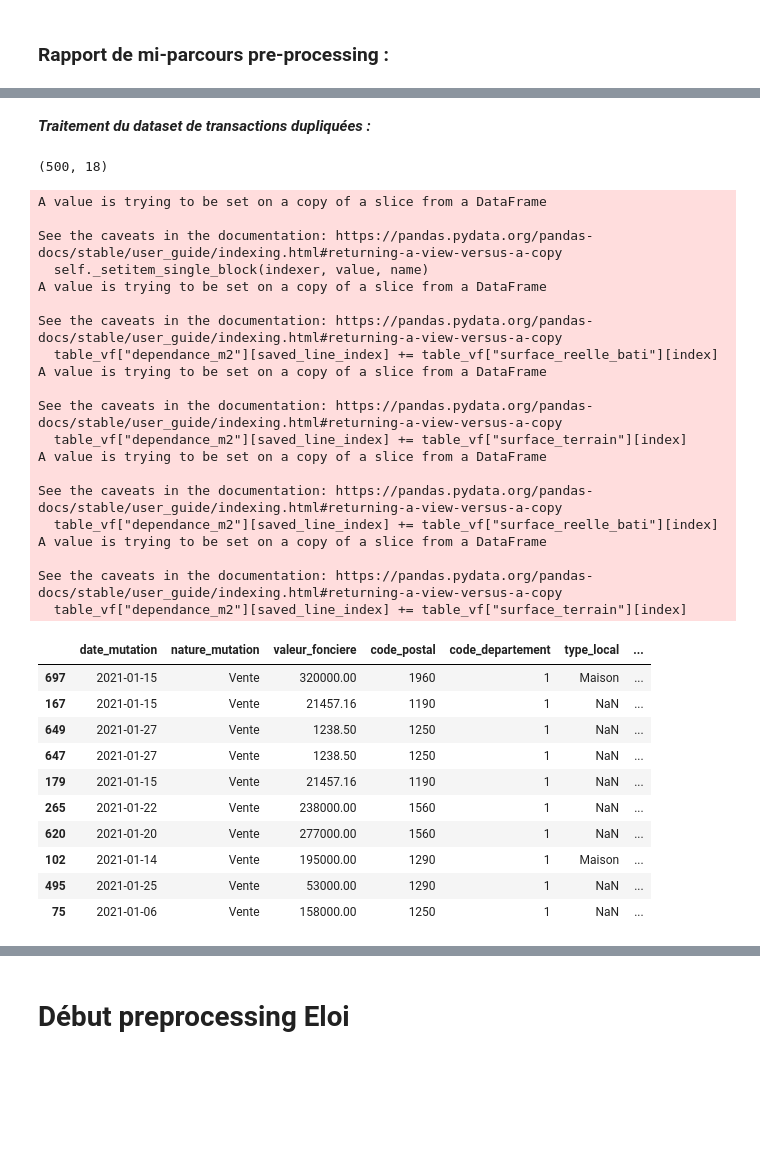
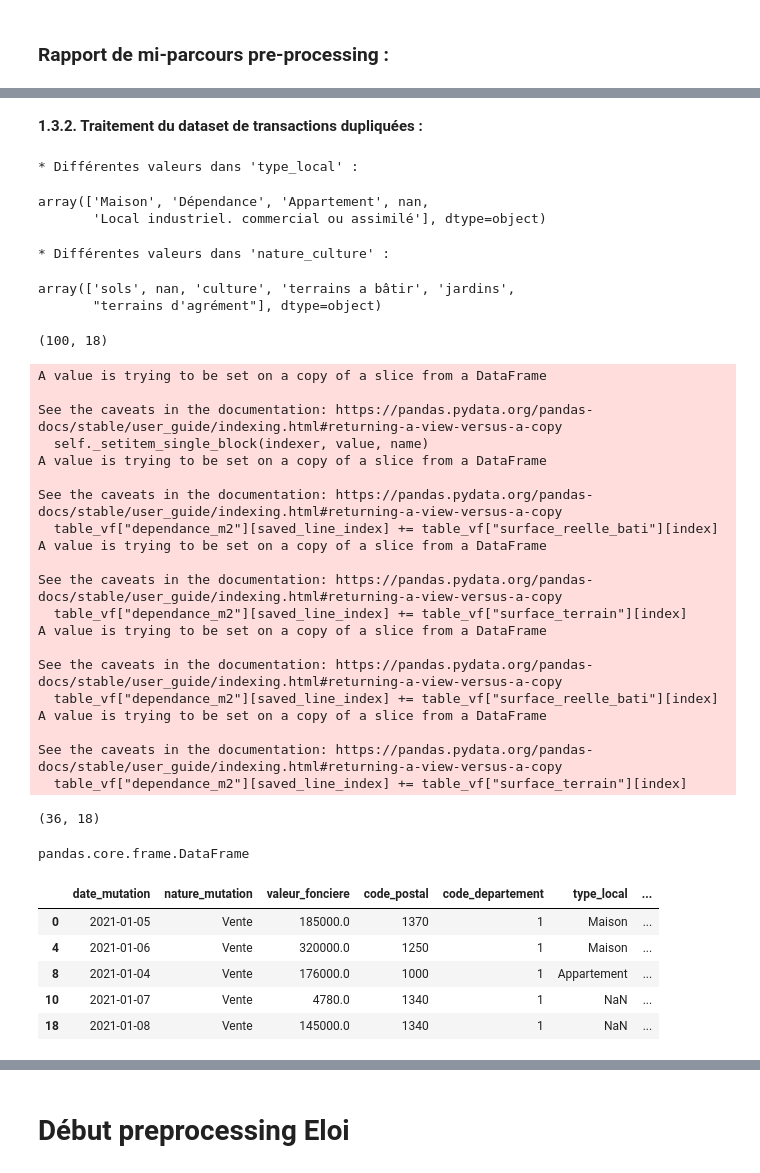
Before and after one commit to victor-kerros/tokenisation-immo, a Jupyter notebook: token-immo.ipynb, the cells around one changed output, grey strips where cells are left out. Cells and saved outputs as stored; diff of their text form; code cells hidden in the pictures; blank space fills up the shorter version.

```diff
--- a/token-immo.ipynb
+++ b/token-immo.ipynb
@@ -229,14 +181,6 @@ colonnes = ["date_mutation", "nature_mutation", "valeur_fonciere", "code_postal"
             'surface_reelle_bati', 'nombre_pieces_principales', 'nature_culture', 'surface_terrain', 'longitude',
             'latitude', 'adresse', 'identifiant_transaction']
 table_vf = table[colonnes].copy()
-
-# Objectif : créer des colonnes pour stocker les valeurs des biens secondaires (jardin, terrain à bâtir, dépendance, etc.)
-# On veut le nombre de m2 de la culture (s'il ne s'agit pas d'un jardin / terrain d'agrément ou d'un terrain à bâtir),
-# On veut aussi le nombre de m2 du local (une dépendance ou un local industriel, par exemple), du terrain à bâtir et du jardin
-table_vf["culture_m2"] = 0
-table_vf["jardin_m2"] = 0
-table_vf["terrains_a_bâtir_m2"] = 0
-table_vf["dependance_m2"] = 0
 
 # On agrège les types de cultures différents de NaN, sols, terrain à bâtir et  : on les renomme "culture"
 culture_type = ['taillis simples', 'eaux', 'landes', 'taillis sous futaie', 'prés', 'terres', 'peupleraies',
@@ -248,8 +192,8 @@ for x in culture_type:
 
 # Visualisation de table_vf
 display(table_vf.shape)
-display("Les dix premières lignes")
-display(table_vf.head(5))
-display("Les dix dernières lignes")
-table_vf.tail(5)
+display("Les quatre premières lignes")
+display(table_vf.head(4))
+display("Les quatre dernières lignes")
+table_vf.tail(4)
 # %% [output]
@@ -358,7 +288,29 @@ Comme le traitement du dataset des transactions dupliquées est compliqué, nous
 * ensuite, nous pourrons **traiter le dataset des transactions dupliquées** et réentraîner notre algorithme avec ces nouvelles données.
 * nous pourrons enfin **comparer les performances des deux modèles**.
 # %% [markdown]
-***Traitement du dataset de transactions dupliquées :***
+**1.3.2. Traitement du dataset de transactions dupliquées :**
+# %%
+# Visualisation des colonnes principales d'intérêt pour le preprocessing :
+
+print("* Différentes valeurs dans 'type_local' :")
+display(table_vf_dup['type_local'].unique())
+print("* Différentes valeurs dans 'nature_culture' :")
+display(table_vf_dup['nature_culture'].unique())
+# %% [output]
+* Différentes valeurs dans 'type_local' :
+array(['Maison', 'Dépendance', 'Appartement', nan,
+       'Local industriel. commercial ou assimilé'], dtype=object)
+* Différentes valeurs dans 'nature_culture' :
+array(['sols', nan, 'culture', 'terrains a bâtir', 'jardins',
+       "terrains d'agrément"], dtype=object)
+# %%
+# Objectif : créer des colonnes pour stocker les valeurs des biens secondaires (jardin, terrain à bâtir, dépendance, etc.)
+# On veut le nombre de m2 de la culture (s'il ne s'agit pas d'un jardin / terrain d'agrément ou d'un terrain à bâtir),
+# On veut aussi le nombre de m2 du local (une dépendance ou un local industriel, par exemple), du terrain à bâtir et du jardin
+table_vf_dup["culture_m2"] = 0
+table_vf_dup["jardin_m2"] = 0
+table_vf_dup["terrains_a_bâtir_m2"] = 0
+table_vf_dup["dependance_m2"] = 0
 # %%
 # Création d'une fonction de stockage des valeurs diffuses :
 
@@ -380,7 +332,7 @@ def stockage_function(table_vf, table, indexes : list, saved_line_index):
                     table_vf["dependance_m2"][saved_line_index] += table_vf["surface_reelle_bati"][index]
                 if table_vf["surface_terrain"][index] != "NaN":
                     table_vf["dependance_m2"][saved_line_index] += table_vf["surface_terrain"][index]
-            elif table.loc[index, "type_local"] == "Local industriel. commercial ou assimilé":
+            elif table_vf_dup.loc[index, "type_local"] == "Local industriel. commercial ou assimilé":
                 if table_vf["surface_reelle_bati"][index] != "NaN":
                     table_vf["dependance_m2"][saved_line_index] += table_vf["surface_reelle_bati"][index]
                 if table_vf["surface_terrain"][index] != "NaN":
@@ -419,7 +371,7 @@ def stockage_function(table_vf, table, indexes : list, saved_line_index):
 # On parcourt tous les identifiants de transactions uniques
 # On a importé tqdm pour visualiser la progression
 
-table_vf_dup = table_vf_dup.copy()[:500]
+table_vf_dup = table_vf_dup.copy()[:100]
 display(table_vf_dup.shape)
 
 for identifiant in tqdm(table_vf_dup["identifiant_transaction"].unique(), desc = "Progression"):
@@ -457,45 +409,44 @@ for identifiant in tqdm(table_vf_dup["identifiant_transaction"].unique(), desc =
 
     table_vf_dup = stockage_function(table_vf_dup, table, indexes, saved_line_index)
     removed_lines_indexes.extend(indexes)
 
     # on enlève les lignes désormais inutiles dont les indices ont été stockés dans removed_lines_indexes
     if len(removed_lines_indexes) != 0:
         table_vf_dup.drop(removed_lines_indexes, 0, inplace = True)
 
-table_vf_dup.sample(10)
+display(table_vf_dup.shape)
+display(type(table_vf_dup))
+display(table_vf_dup.head(5))
 # %% [output]
-(500, 18)
+(100, 18)
 A value is trying to be set on a copy of a slice from a DataFrame
 
 See the caveats in the documentation: https://pandas.pydata.org/pandas-docs/stable/user_guide/indexing.html#returning-a-view-versus-a-copy
   self._setitem_single_block(indexer, value, name)
 A value is trying to be set on a copy of a slice from a DataFrame
 
 See the caveats in the documentation: https://pandas.pydata.org/pandas-docs/stable/user_guide/indexing.html#returning-a-view-versus-a-copy
   table_vf["dependance_m2"][saved_line_index] += table_vf["surface_reelle_bati"][index]
 A value is trying to be set on a copy of a slice from a DataFrame
 
 See the caveats in the documentation: https://pandas.pydata.org/pandas-docs/stable/user_guide/indexing.html#returning-a-view-versus-a-copy
   table_vf["dependance_m2"][saved_line_index] += table_vf["surface_terrain"][index]
 A value is trying to be set on a copy of a slice from a DataFrame
 
 See the caveats in the documentation: https://pandas.pydata.org/pandas-docs/stable/user_guide/indexing.html#returning-a-view-versus-a-copy
   table_vf["dependance_m2"][saved_line_index] += table_vf["surface_reelle_bati"][index]
 A value is trying to be set on a copy of a slice from a DataFrame
 
 See the caveats in the documentation: https://pandas.pydata.org/pandas-docs/stable/user_guide/indexing.html#returning-a-view-versus-a-copy
   table_vf["dependance_m2"][saved_line_index] += table_vf["surface_terrain"][index]
+(36, 18)
+pandas.core.frame.DataFrame
 |  | date_mutation | nature_mutation | valeur_fonciere | code_postal | code_departement | type_local | ... |
-| 697 | 2021-01-15 | Vente | 320000.00 | 1960 | 1 | Maison | ... |
-| 167 | 2021-01-15 | Vente | 21457.16 | 1190 | 1 | NaN | ... |
-| 649 | 2021-01-27 | Vente | 1238.50 | 1250 | 1 | NaN | ... |
-| 647 | 2021-01-27 | Vente | 1238.50 | 1250 | 1 | NaN | ... |
-| 179 | 2021-01-15 | Vente | 21457.16 | 1190 | 1 | NaN | ... |
-| 265 | 2021-01-22 | Vente | 238000.00 | 1560 | 1 | NaN | ... |
-| 620 | 2021-01-20 | Vente | 277000.00 | 1560 | 1 | NaN | ... |
-| 102 | 2021-01-14 | Vente | 195000.00 | 1290 | 1 | Maison | ... |
-| 495 | 2021-01-25 | Vente | 53000.00 | 1290 | 1 | NaN | ... |
-| 75 | 2021-01-06 | Vente | 158000.00 | 1250 | 1 | NaN | ... |
+| 0 | 2021-01-05 | Vente | 185000.0 | 1370 | 1 | Maison | ... |
+| 4 | 2021-01-06 | Vente | 320000.0 | 1250 | 1 | Maison | ... |
+| 8 | 2021-01-04 | Vente | 176000.0 | 1000 | 1 | Appartement | ... |
+| 10 | 2021-01-07 | Vente | 4780.0 | 1340 | 1 | NaN | ... |
+| 18 | 2021-01-08 | Vente | 145000.0 | 1340 | 1 | NaN | ... |
 # %%
 # On observe que le DataFrame est désormais exploitable :
 
```
Also changed, not shown: parts of 19 cells of this notebook.
